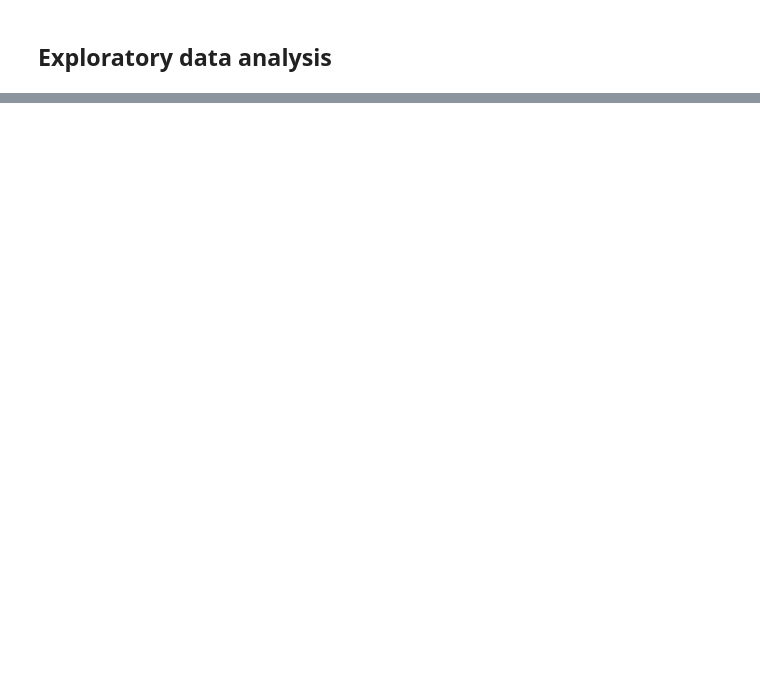
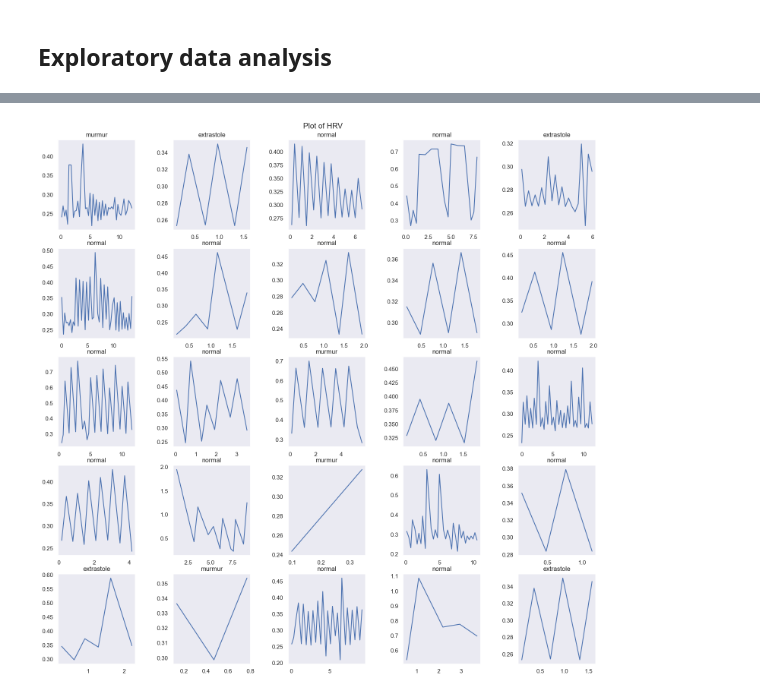
Before and after one commit to NattapolChan/SC1015-PROJECT, a Jupyter notebook: EDA.ipynb, the cells around one changed output, grey strips where cells are left out. Drawn from its saved outputs; the diff is of its cells as text; code cells hidden in the pictures; blank space fills up the shorter version.

```diff
--- a/EDA.ipynb
+++ b/EDA.ipynb
@@ -44,0 +93,14 @@ axes[2].set_ylim([0, 2500])
+# %%
+fig, axes = plt.subplots(5,5, figsize=(15, 15))
+fig.tight_layout(w_pad=3.0)
+fig.suptitle('Plot of HRV')
+sb.set_theme(style="dark")
+plt.subplots_adjust(top=0.95)
+for i in range(25):
+    loop = 0
+    index = np.random.randint(len(dataset)-1)
+    label = dataset.metadata['label'][index]
+    axes[i//5, i%5].plot(dataset.metadata['peak-interval-timer'][index], dataset.metadata['peak-interval'][index])
+    axes[i//5, i%5].set_title(f'{label}')
+# %% [output]
+[figure, added]
```
Also changed, not shown: parts of 7 cells of this notebook, 1 other file.
